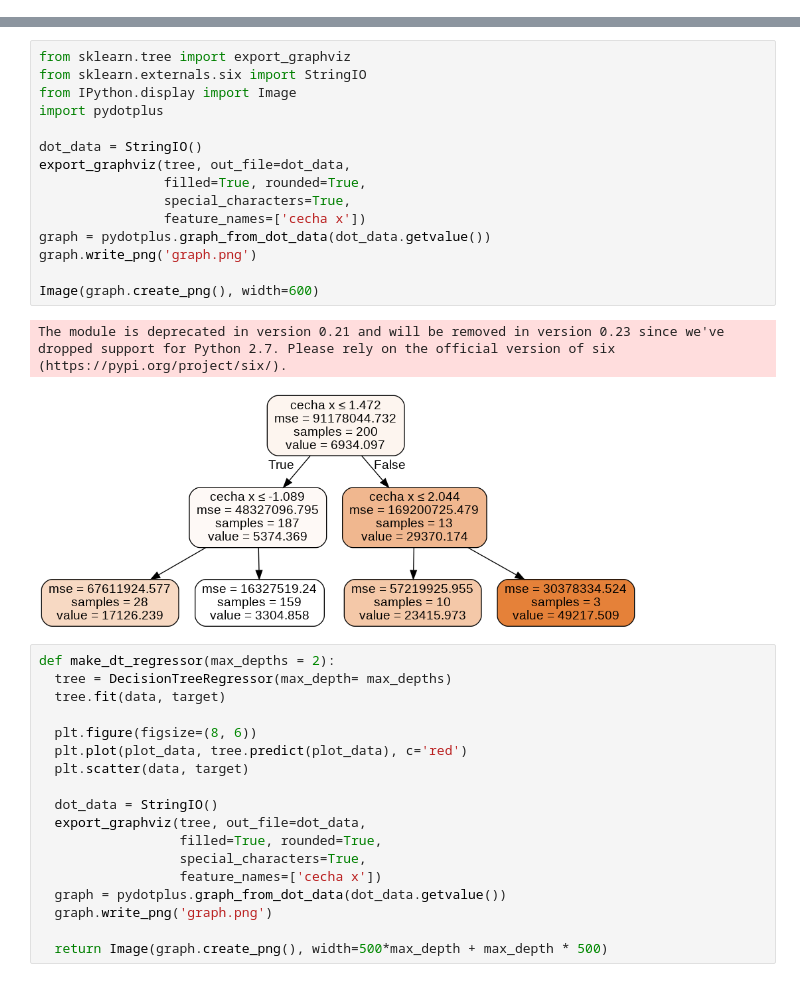
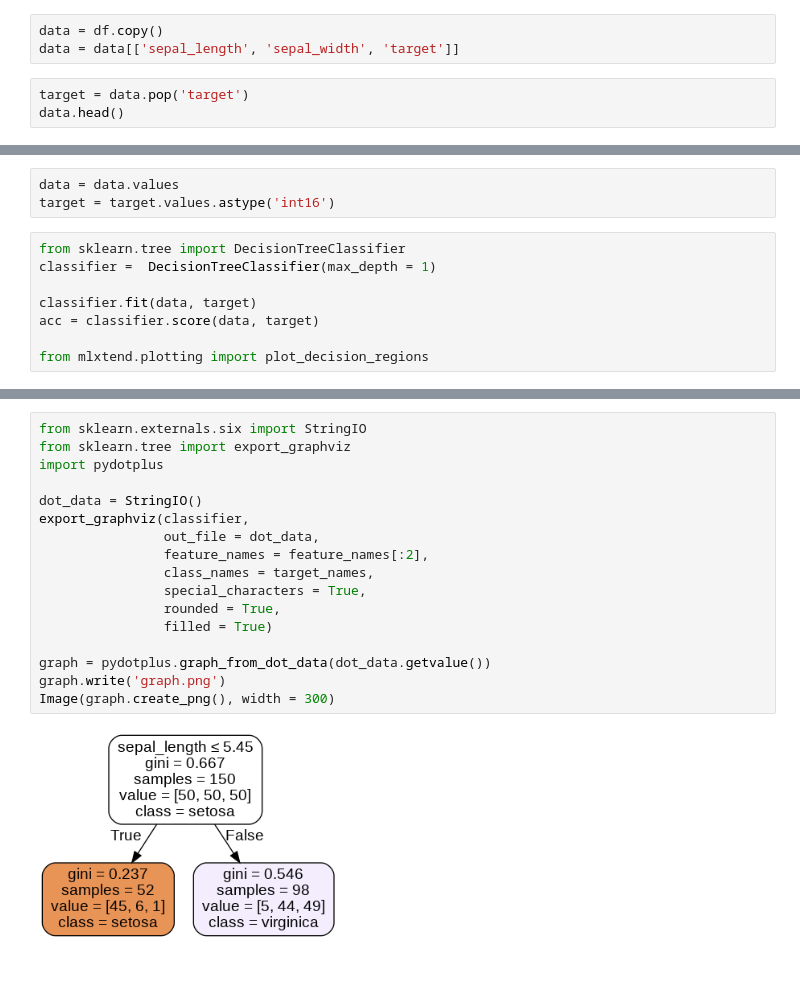
Before and after one commit to pawel0508/MachineLearningBootcamp_I, a Jupyter notebook: DecisionTree.ipynb, the cells around one changed output, grey strips where cells are left out. Drawn from its saved outputs; the diff is of its cells as text.

```diff
--- a/DecisionTree.ipynb
+++ b/DecisionTree.ipynb
@@ -103,0 +90,6 @@ plt.show()
+# %%
+data = df.copy()
+data = data[['sepal_length', 'sepal_width', 'target']]
+# %%
+target = data.pop('target')
+data.head()
@@ -103,0 +103,11 @@ plt.show()
+# %%
+data = data.values
+target = target.values.astype('int16')
+# %%
+from sklearn.tree import DecisionTreeClassifier
+classifier =  DecisionTreeClassifier(max_depth = 1)
+
+classifier.fit(data, target)
+acc = classifier.score(data, target)
+
+from mlxtend.plotting import plot_decision_regions
@@ -104,36 +124,19 @@ plt.show()
 # %%
+from sklearn.externals.six import StringIO
 from sklearn.tree import export_graphviz
-from sklearn.externals.six import StringIO
-from IPython.display import Image
 import pydotplus
 
 dot_data = StringIO()
-export_graphviz(tree, out_file=dot_data,
-                filled=True, rounded=True,
-                special_characters=True,
-                feature_names=['cecha x'])
+export_graphviz(classifier,
+                out_file = dot_data,
+                feature_names = feature_names[:2],
+                class_names = target_names,
+                special_characters = True,
+                rounded = True,
+                filled = True)
+
 graph = pydotplus.graph_from_dot_data(dot_data.getvalue())
-graph.write_png('graph.png')
-
-Image(graph.create_png(), width=600)
+graph.write('graph.png')
+Image(graph.create_png(), width = 300)
 # %% [output]
-The module is deprecated in version 0.21 and will be removed in version 0.23 since we've dropped support for Python 2.7. Please rely on the official version of six (https://pypi.org/project/six/).
-[figure, old version]
+[figure, new version]
-# %%
-def make_dt_regressor(max_depths = 2):
-  tree = DecisionTreeRegressor(max_depth= max_depths)
-  tree.fit(data, target)
-
-  plt.figure(figsize=(8, 6))
-  plt.plot(plot_data, tree.predict(plot_data), c='red')
-  plt.scatter(data, target)
-
-  dot_data = StringIO()
-  export_graphviz(tree, out_file=dot_data,
-                  filled=True, rounded=True,
-                  special_characters=True,
-                  feature_names=['cecha x'])
-  graph = pydotplus.graph_from_dot_data(dot_data.getvalue())
-  graph.write_png('graph.png')
-
-  return Image(graph.create_png(), width=500*max_depth + max_depth * 500)
```
Also changed, not shown: parts of 23 cells of this notebook.
